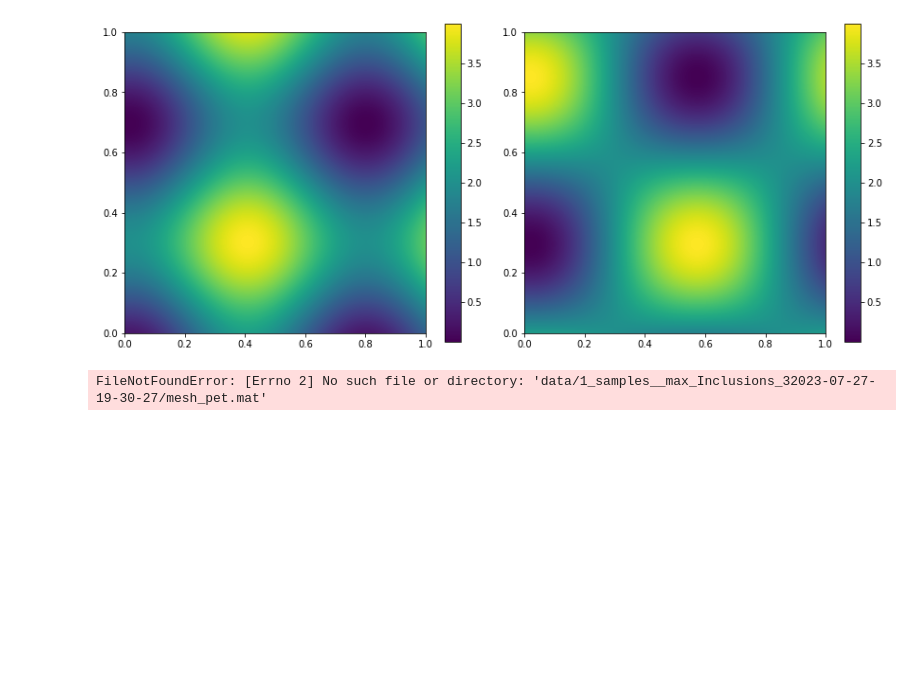
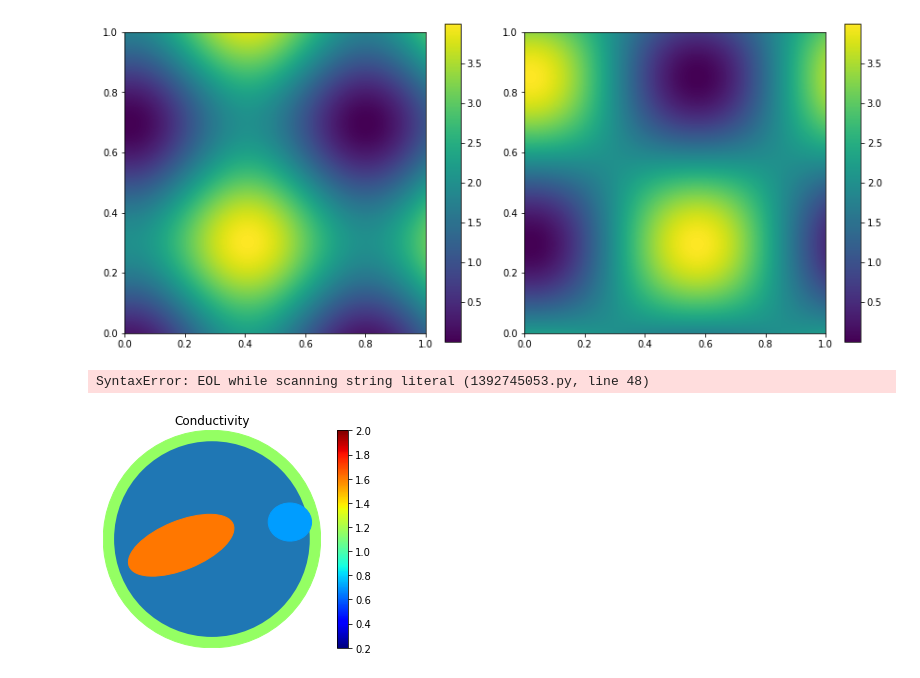
Before and after one commit to dericknganyu/EIT_dataset_generation, a Jupyter notebook: python_scripts/texture.ipynb, the cells around one changed output. Cells and saved outputs as stored; diff of their text form; code cells hidden in the pictures; blank space fills up the shorter version.

Commit message:
olotting ellipses from saved ellipse infos

```diff
--- a/python_scripts/texture.ipynb
+++ b/python_scripts/texture.ipynb
@@ -103,7 +103,6 @@ plt.tricontourf(x, y, eles , node_vals, 12)
 plt.colorbar()
 print('We are showing')
 plt.show()
-print('We are saving')
-plt.savefig('cc1.png')
+print('We are simport numpy as np
 # %% [output]
-FileNotFoundError: [Errno 2] No such file or directory: 'data/1_samples__max_Inclusions_32023-07-27-19-30-27/mesh_pet.mat'
+SyntaxError: EOL while scanning string literal (1392745053.py, line 48)
@@ -109,0 +149,44 @@ FileNotFoundError: [Errno 2] No such file or directory: 'data/1_samples__max_Inc
+# %%
+# Create figure and axis
+fig, ax = plt.subplots()
+
+# Plot circle
+circle = plt.Circle((0, 0), r, color=cmap(norm(np.mean(values))))#, alpha=0.5)
+ax.add_artist(circle)
+
+circle = plt.Circle((0, 0), 0.9)#, alpha=0.5)
+ax.add_artist(circle)
+
+
+
+# Set axis limits to encompass the entire circle and ellipses
+ax.set_xlim(-r, r)
+ax.set_ylim(-r, r)
+
+# Plot ellipses
+for params, value in zip(ellipse_params, values):
+    h, k, a, b, alpha = params
+    ellipse = Ellipse((h, k), 2 * a, 2 * b, angle=np.degrees(alpha), color=cmap(norm(value)))#, alpha=0.7)
+    ax.add_artist(ellipse)
+
+    # Add colorbar
+sm = plt.cm.ScalarMappable(cmap=cmap, norm=norm)
+sm.set_array([])  # Set an empty array
+cbar = plt.colorbar(sm)
+#cbar.set_label('Values')
+
+# Set labels and title
+ax.set_xlabel('X')
+ax.set_ylabel('Y')
+ax.set_title('Conductivity')
+ax.axis('off')
+#ax.axis('equal')
+
+# Set aspect ratio to equal
+ax.set_aspect('equal')
+
+# Show plot
+plt.show()
+#plt.savefig(figname)
+# %% [output]
+[figure, added]
```
Also changed, not shown: parts of 2 cells of this notebook, 2 other files.
